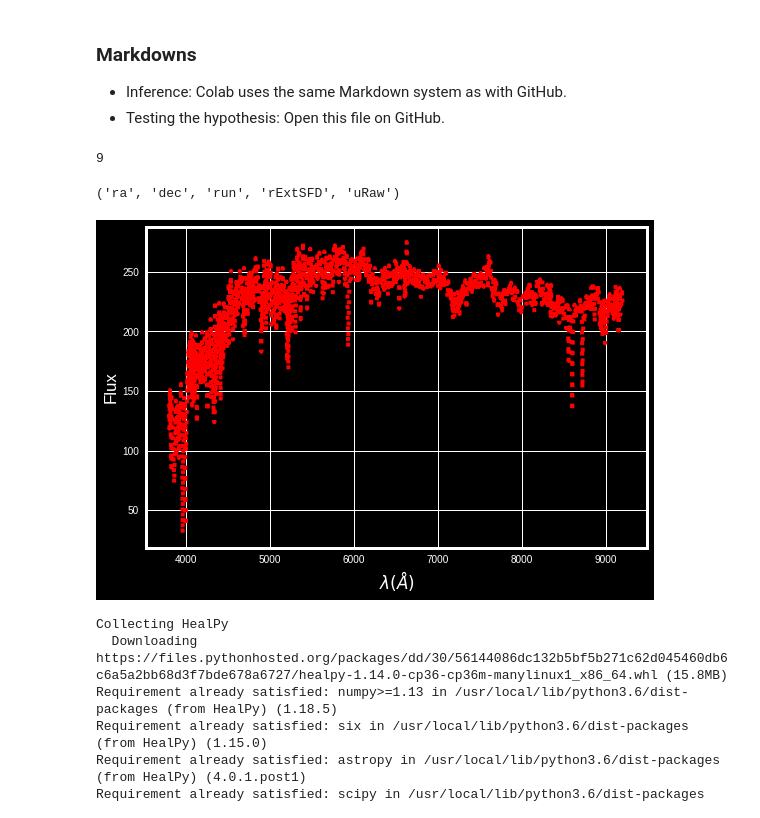
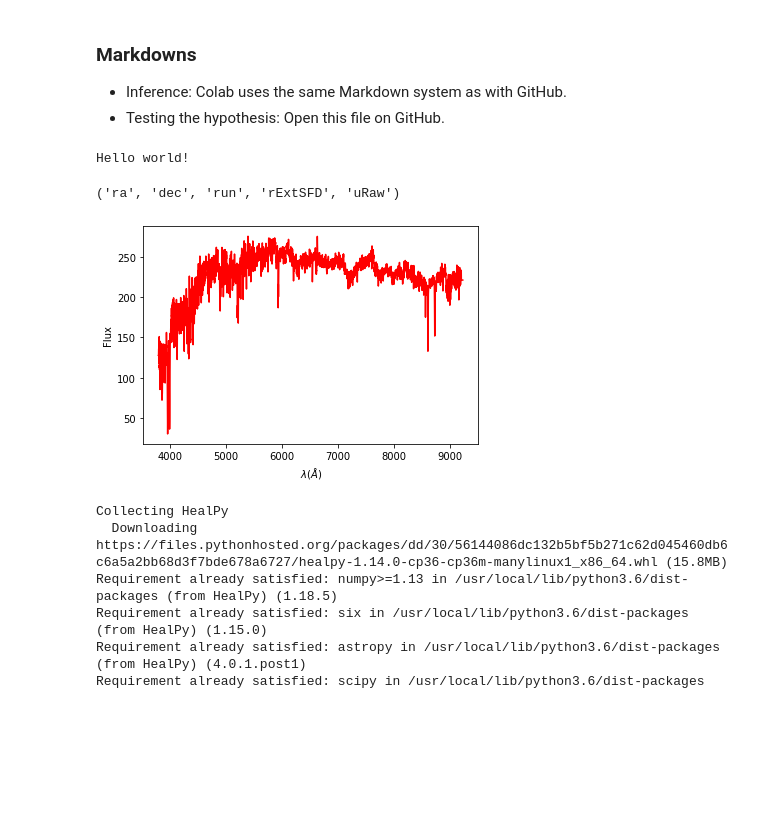
Before and after one commit to MIBRivera/hello-world, a Jupyter notebook: random.ipynb, the cells around one changed output. Drawn from its saved outputs; the diff is of its cells as text; code cells hidden in the pictures; blank space fills up the shorter version.

Commit message:
Revert "Marco changed the plot style from the SDSS cell."
This reverts commit 3291232dde6e6c6456bd160258a2e8c91d39dfb6.

```diff
--- a/random.ipynb
+++ b/random.ipynb
@@ -10,8 +10,10 @@ def fxn(a,b,c):
   return (a+b)*c
 
 fxn(1,2,3)
+
+print('Hello world!')
 # %% [output]
-9
+Hello world!
 # %%
 from astroML.datasets import fetch_imaging_sample
 data = fetch_imaging_sample()
@@ -21,21 +23,19 @@ data.dtype.names[:5]
 # %%
 import matplotlib.pyplot as plt
 from astroML.datasets import fetch_sdss_spectrum
-
-plt.style.use('dark_background')
 
 plate = 1615 # plate number of the spectrum
 mjd = 53166 # modified Julian date
 fiber = 513 # fiber ID on a given plate
 data = fetch_sdss_spectrum(plate , mjd , fiber)
 ax = plt.axes()
-ax.plot(data. wavelength(), data.spectrum , ':r')
+ax.plot(data. wavelength(), data.spectrum , '-r')
 ax. set_xlabel(r'$\lambda (\AA)$')
 ax.set_ylabel('Flux')
 
 plt.show()
 # %% [output]
-[figure, old version]
+[figure, new version]
 # %%
 !pip install HealPy
 # %% [output]
```
